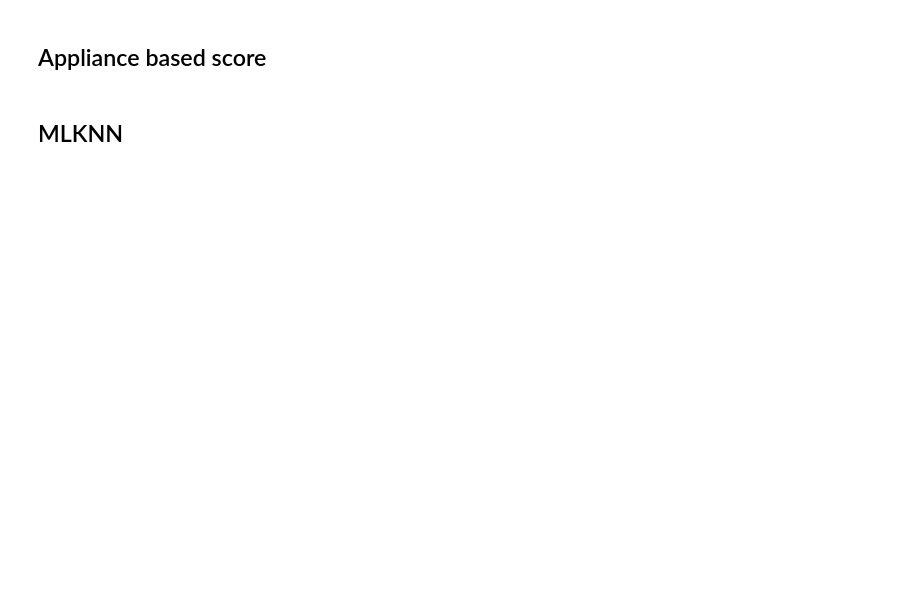
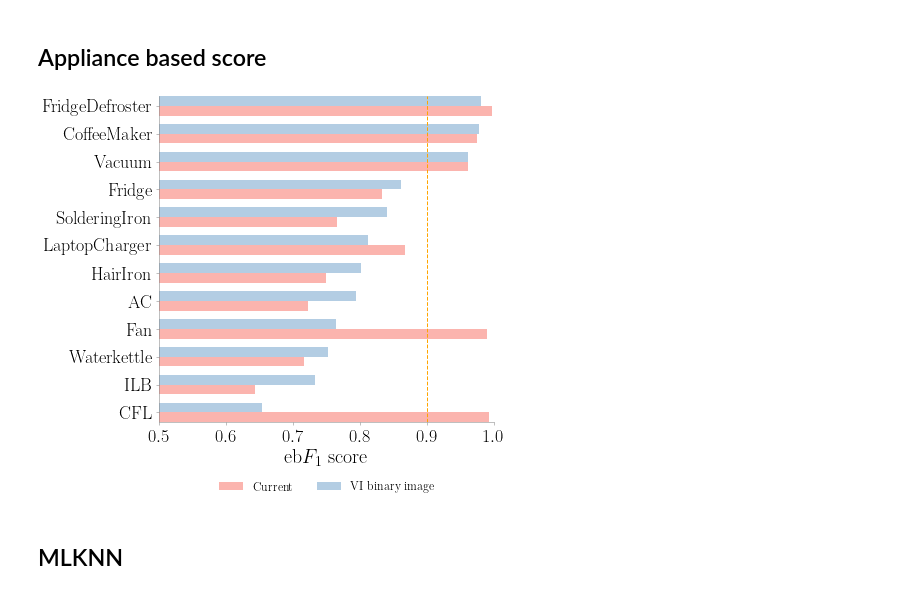
Before and after one commit to sambaiga/MLCFCD, a Jupyter notebook: notebook/ResultsAnalysis.ipynb, the cells around one changed output. Saved outputs shown, nothing was run; the diff lists cells and outputs as text; code cells hidden in the pictures; blank space fills up the shorter version.

```diff
--- a/notebook/ResultsAnalysis.ipynb
+++ b/notebook/ResultsAnalysis.ipynb
@@ -223,22 +229,24 @@ df['Decomposed-distance']=results_model_per_app["DNN"]['decomposed_distance']
 # %%
 fig = figure(fig_width=6, fig_height=6)
 barWidth = 0.35
 r1 = np.arange(len(df['Current'].values))
 volgorde = np.argsort(df['VI-Binary'].values)
 plt.barh(r1,df['Current'].values[volgorde ], height=barWidth,   label='Current')
 plt.barh(r1+barWidth,df['VI-Binary'].values[volgorde], height=barWidth,   label='VI binary image')
 plt.yticks(r1+barWidth*0.5, df.Appliances.values);
 
 ax = plt.gca()
 ax.axvline(x=0.9,color='orange', linewidth=1.0, linestyle="--")
 ax.set_xlabel('$\mathrm{eb}F_1$ score', fontsize=20)
 ax.set_ylabel("",fontsize=18)
 ax.tick_params(axis='both', which='major', labelsize=18)
 format_axes(ax)
 ax.autoscale(tight=True)
 ax.set_xlim(0.5, 1);
 leg=legend(ax,ncol=2, pos=(0.5, -0.15))
-savefig(fig_path+"plaid_dnn_per_appliances", format=".pdf", leg=leg)
+#savefig(fig_path+"plaid_dnn_per_appliances", format=".pdf", leg=leg)
+# %% [output]
+[figure, added]
 # %% [markdown]
 ## MLKNN
 # %%
```
Also changed, not shown: parts of 18 cells of this notebook, 13 other files.
